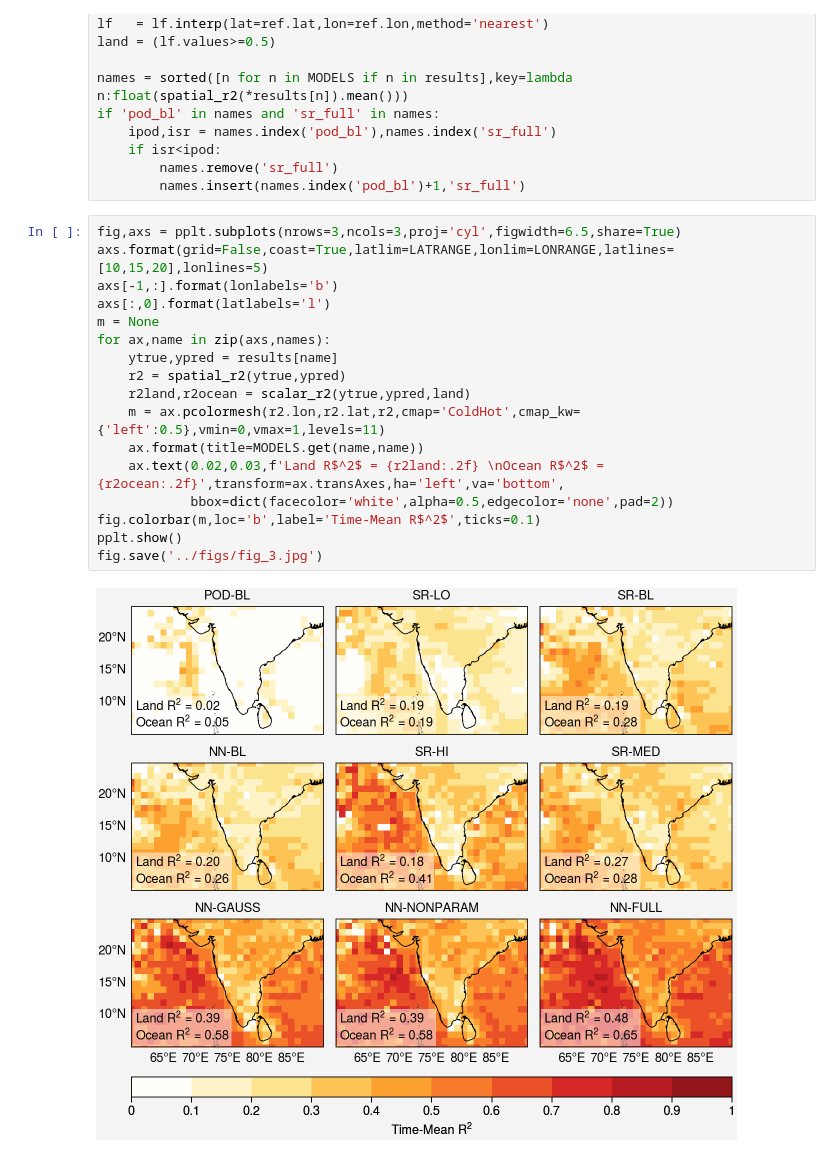
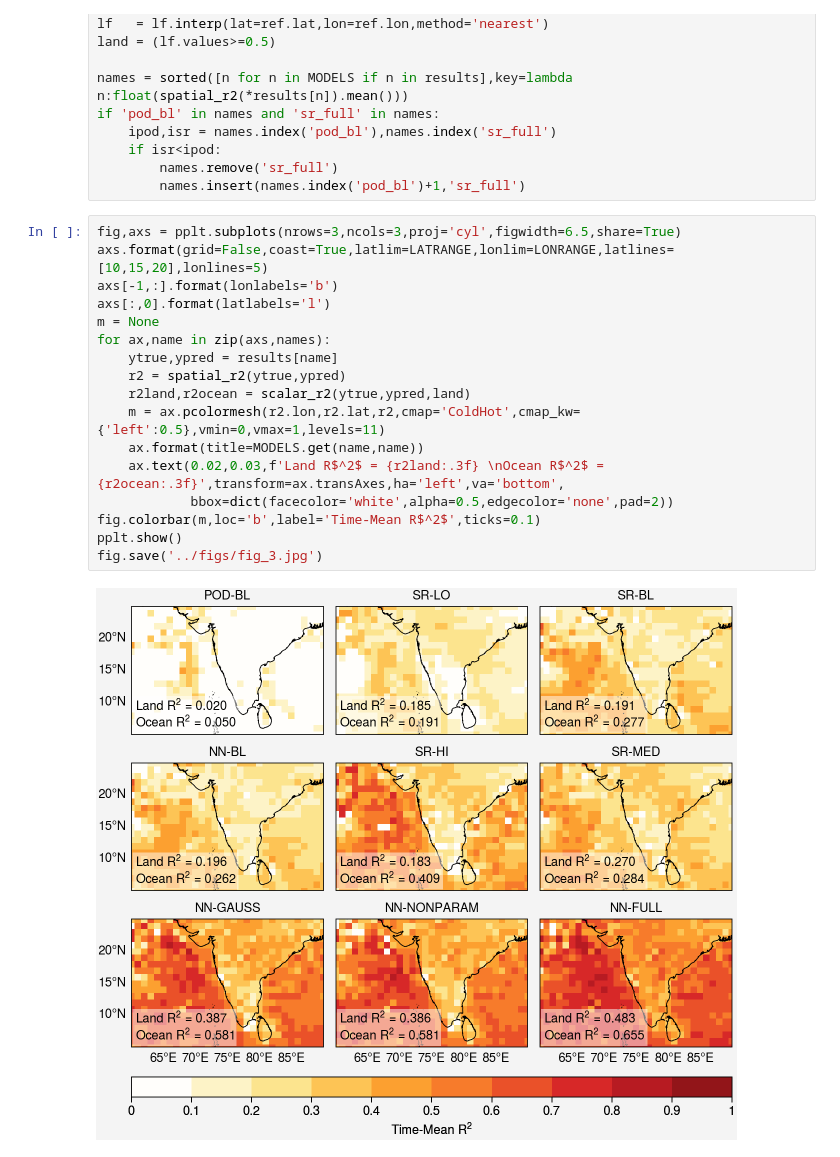
Before and after one commit to savannahferretti/monsoon-discovery, a Jupyter notebook: notebooks/spatial.ipynb, the cells around one changed output. Saved outputs shown, nothing was run; the diff lists cells and outputs as text.

```diff
--- a/notebooks/spatial.ipynb
+++ b/notebooks/spatial.ipynb
@@ -90,19 +90,19 @@ if 'pod_bl' in names and 'sr_full' in names:
 # %%
 fig,axs = pplt.subplots(nrows=3,ncols=3,proj='cyl',figwidth=6.5,share=True)
 axs.format(grid=False,coast=True,latlim=LATRANGE,lonlim=LONRANGE,latlines=[10,15,20],lonlines=5)
 axs[-1,:].format(lonlabels='b')
 axs[:,0].format(latlabels='l')
 m = None
 for ax,name in zip(axs,names):
     ytrue,ypred = results[name]
     r2 = spatial_r2(ytrue,ypred)
     r2land,r2ocean = scalar_r2(ytrue,ypred,land)
     m = ax.pcolormesh(r2.lon,r2.lat,r2,cmap='ColdHot',cmap_kw={'left':0.5},vmin=0,vmax=1,levels=11)
     ax.format(title=MODELS.get(name,name))
-    ax.text(0.02,0.03,f'Land R$^2$ = {r2land:.2f} \nOcean R$^2$ = {r2ocean:.2f}',transform=ax.transAxes,ha='left',va='bottom',
+    ax.text(0.02,0.03,f'Land R$^2$ = {r2land:.3f} \nOcean R$^2$ = {r2ocean:.3f}',transform=ax.transAxes,ha='left',va='bottom',
             bbox=dict(facecolor='white',alpha=0.5,edgecolor='none',pad=2))
 fig.colorbar(m,loc='b',label='Time-Mean R$^2$',ticks=0.1)
 pplt.show()
 fig.save('../figs/fig_3.jpg')
 # %% [output]
-[figure, old version]
+[figure, new version]
```
Also changed, not shown: 7 other files.
